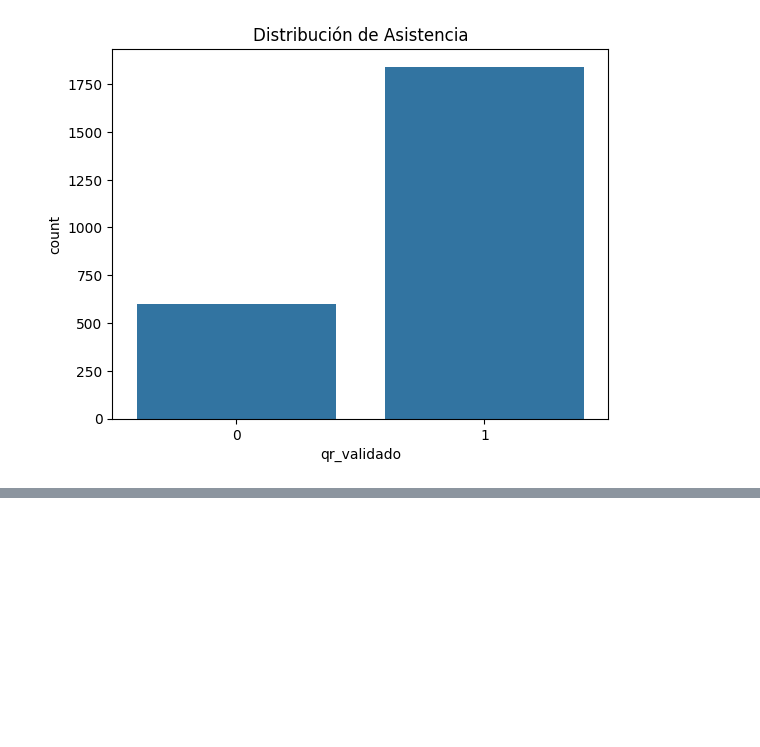
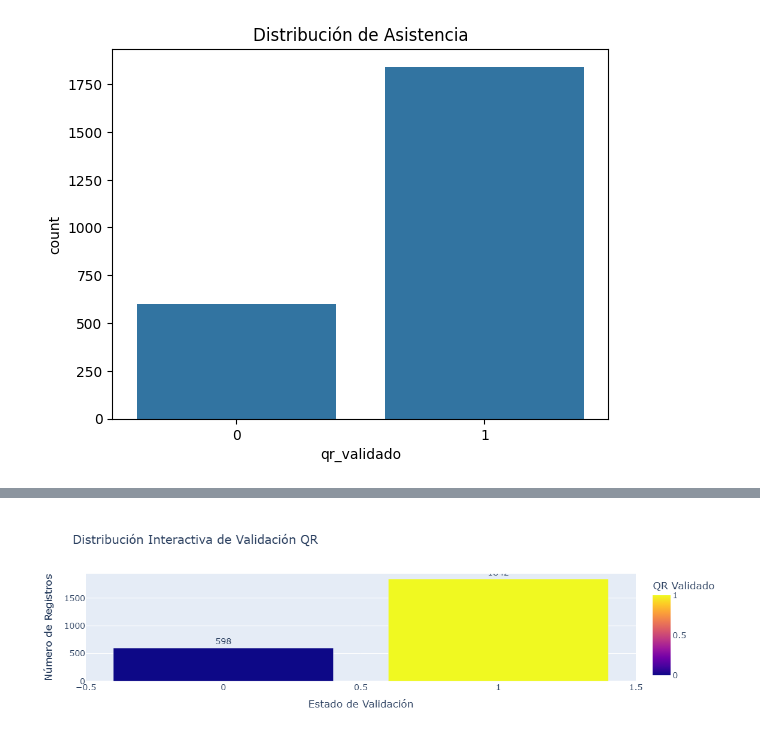
Before and after one commit to Jefesneipago/coniiti-analytics, a Jupyter notebook: notebooks/01_exploracion.ipynb, the cells around one changed output, grey strips where cells are left out. Saved outputs shown, nothing was run; the diff lists cells and outputs as text; code cells hidden in the pictures; blank space fills up the shorter version.

Commit message:
Mejora grafica para ver validaciones de QR con plotly

```diff
--- a/notebooks/01_exploracion.ipynb
+++ b/notebooks/01_exploracion.ipynb
@@ -168,0 +234,28 @@ plt.show()
+# %%
+#Si no tengo instalado plotly instalar con (pip install plotly)
+
+# Contar valores
+counts = df['qr_validado'].value_counts().reset_index()
+counts.columns = ['qr_validado', 'count']
+
+# Crear gráfico interactivo
+fig = px.bar(counts, x='qr_validado', y='count',
+             color='qr_validado',
+             title='Distribución Interactiva de Validación QR',
+             labels={'qr_validado': 'QR Validado', 'count': 'Cantidad'},
+             color_discrete_sequence=['#FF6B6B', '#4ECDC4'])
+
+# Personalizar
+fig.update_layout(
+    showlegend=False,
+    xaxis_title="Estado de Validación",
+    yaxis_title="Número de Registros",
+    font=dict(size=14)
+)
+
+# Añadir etiquetas
+fig.update_traces(texttemplate='%{y}', textposition='outside')
+
+fig.show()
+# %% [output]
+[figure, added]
```
Also changed, not shown: parts of 2 cells of this notebook, 2 other files.
